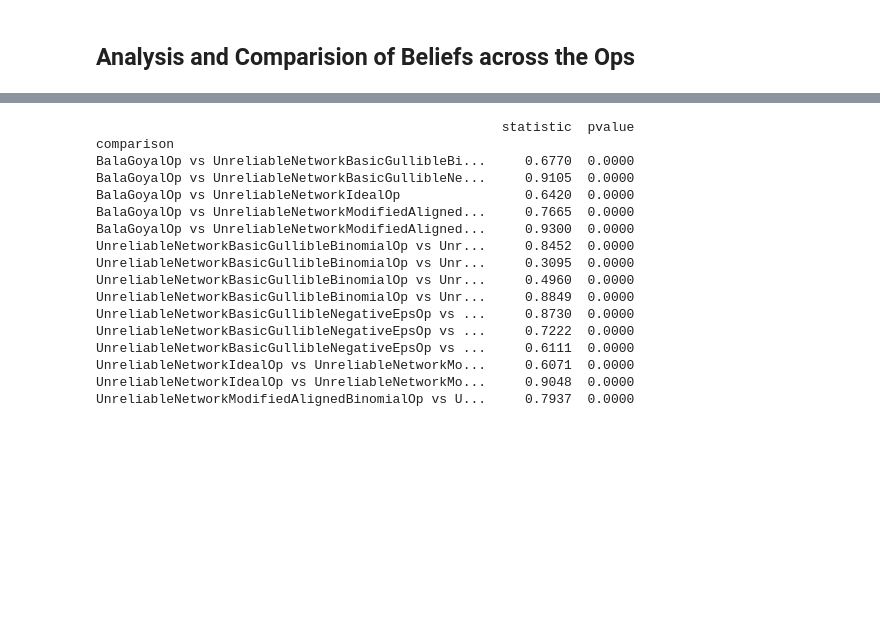
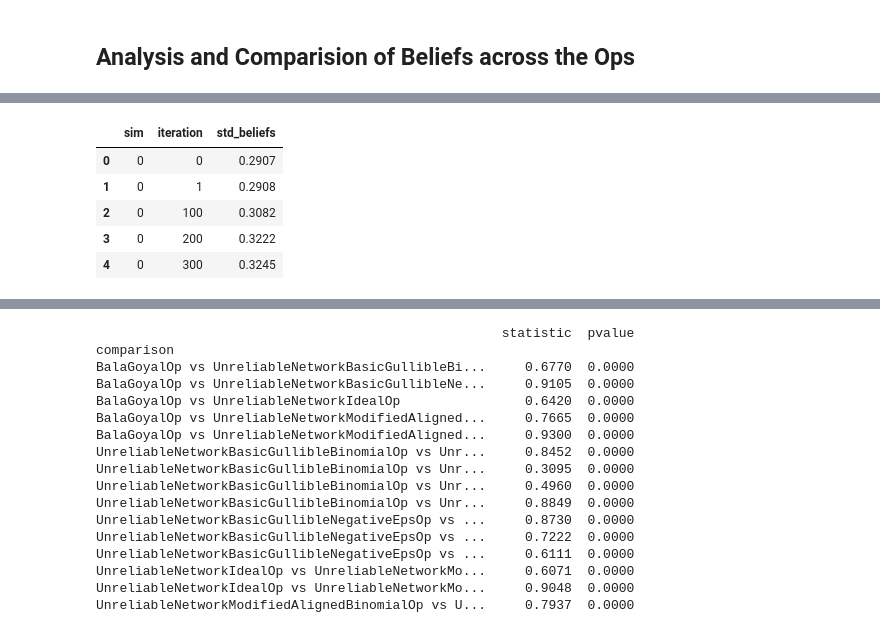
Before and after one commit to Prudhvivuda/polygraphs-analysis-scripts, a Jupyter notebook: beliefs_comparision.ipynb, the cells around one changed output, grey strips where cells are left out. Cells and saved outputs as stored; diff of their text form; code cells hidden in the pictures; blank space fills up the shorter version.

```diff
--- a/beliefs_comparision.ipynb
+++ b/beliefs_comparision.ipynb
@@ -52 +52,13 @@ aggregated_beliefs
 1517 rows × 9 columns
+# %%
+# Compute standard deviation of beliefs for each simulation and iteration
+std_per_sim = beliefs.groupby(["sim", "iteration"])["beliefs"].std().reset_index()
+std_per_sim.rename(columns={"beliefs": "std_beliefs"}, inplace=True)
+std_per_sim.head()
+# %% [output]
+|  | sim | iteration | std_beliefs |
+| 0 | 0 | 0 | 0.2907 |
+| 1 | 0 | 1 | 0.2908 |
+| 2 | 0 | 100 | 0.3082 |
+| 3 | 0 | 200 | 0.3222 |
+| 4 | 0 | 300 | 0.3245 |
```
Also changed, not shown: parts of 6 cells of this notebook.
